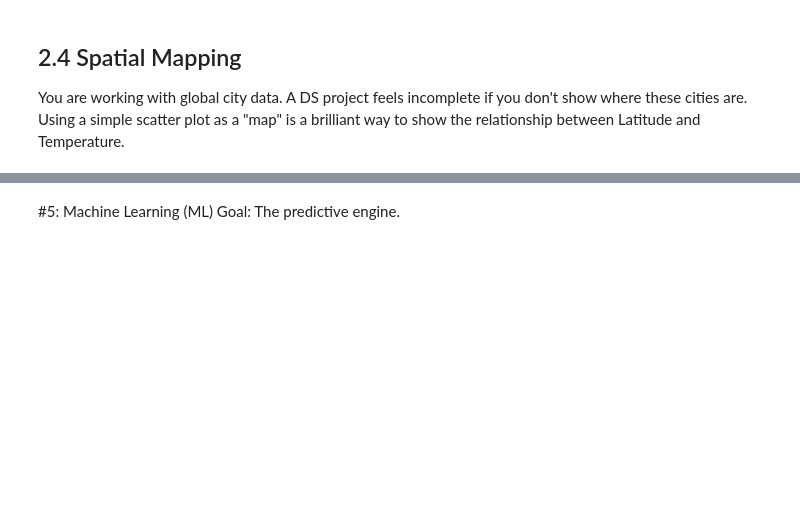
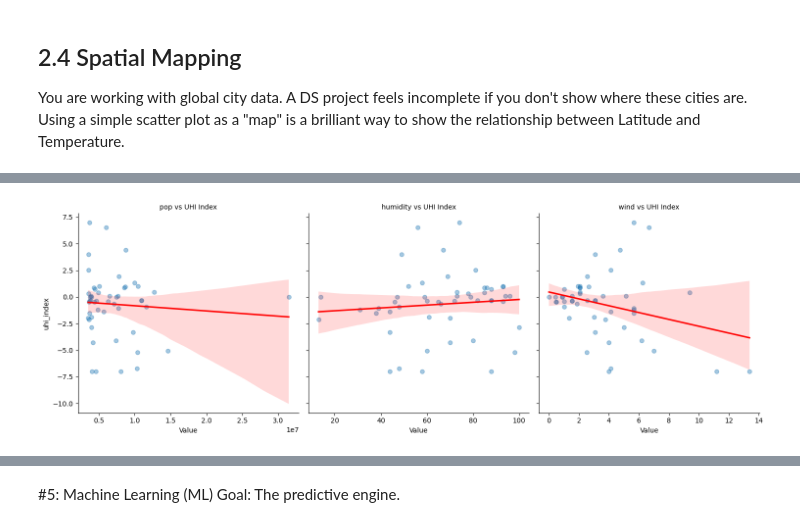
Before and after one commit to LiamDuero03/DS-Society-Project, a Jupyter notebook: Full-Project.ipynb, the cells around one changed output, grey strips where cells are left out. Drawn from its saved outputs; the diff is of its cells as text; code cells hidden in the pictures; blank space fills up the shorter version.

Commit message:
Data Wrangling and Advanced visualisations added, still all a bit exploratory. Considering expanding dataset to top 100/200 cities for more data (might help identify clearer trends)

```diff
--- a/Full-Project.ipynb
+++ b/Full-Project.ipynb
@@ -395,0 +422,8 @@ scaler = StandardScaler()
+# %%
+# --- STEP 2: HANDLING MISSING VALUES ---
+# We fill missing humidity or wind values with the 'Median' (the middle value)
+# This keeps our dataset size large enough for Machine Learning
+master_df['humidity'] = master_df['humidity'].fillna(master_df['humidity'].median())
+master_df['wind'] = master_df['wind'].fillna(master_df['wind'].median())
+
+print(f"✅ Step 2: Missing values imputed. Total rows remaining: {len(master_df)}")
@@ -395,0 +435,8 @@ scaler = StandardScaler()
+# %%
+# --- STEP 3: FEATURE ENGINEERING ---
+# We calculate the 'Heat Gap' (UHI Index)
+# A higher index suggests a stronger Urban Heat Island effect
+master_df['uhi_index'] = master_df['feels_like'] - master_df['temp']
+
+print("✅ Step 3: New Feature 'uhi_index' created successfully.")
+master_df[['city', 'temp', 'feels_like', 'uhi_index']].head()
@@ -395,0 +454,17 @@ scaler = StandardScaler()
+# %%
+# --- STEP 4: BINNING (CATEGORIZATION) ---
+# We group cities into 3 equal-sized 'Population Tiers'
+master_df['pop_tier'] = pd.qcut(
+    master_df['pop'],
+    q=3,
+    labels=['Tier 3 (Large)', 'Tier 2 (Major)', 'Tier 1 (Megacity)']
+)
+
+# Final cleanup: Reordering columns for a professional look
+master_df = master_df[[
+    'city', 'pop', 'pop_tier', 'temp', 'feels_like',
+    'uhi_index', 'humidity', 'wind', 'lat', 'lng'
+]]
+
+print("✅ Step 4: Cities categorized by population tier. Wrangling complete!")
+master_df.head()
@@ -406,0 +510,12 @@ fig.show()
+# %%
+# Melt the data to make it 'long-form' for FacetGrid
+melted_df = master_df.melt(id_vars=['city', 'uhi_index'],
+                           value_vars=['pop', 'humidity', 'wind'],
+                           var_name='Feature', value_name='Value')
+
+g = sns.FacetGrid(melted_df, col="Feature", sharex=False, height=5)
+g.map(sns.regplot, "Value", "uhi_index", scatter_kws={'alpha':0.4}, line_kws={'color':'red'})
+g.set_titles("{col_name} vs UHI Index")
+plt.show()
+# %% [output]
+[figure, added]
```
Also changed, not shown: parts of 23 cells of this notebook.
